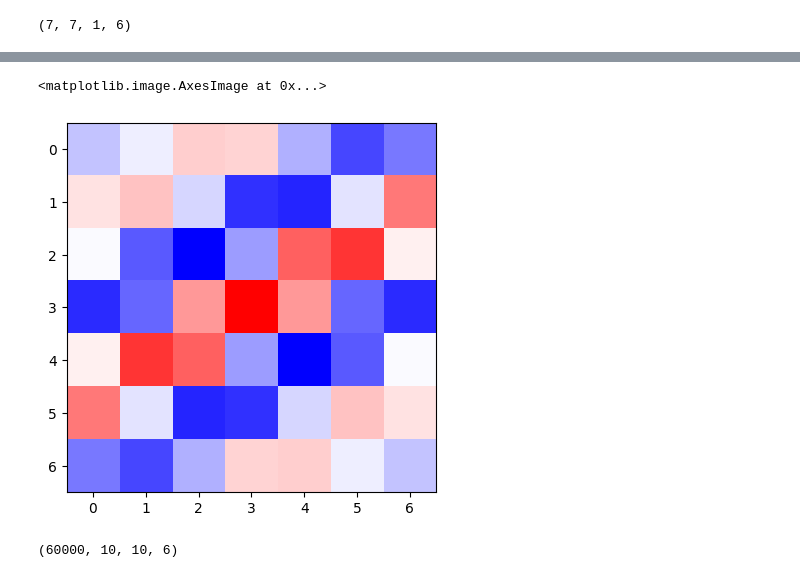
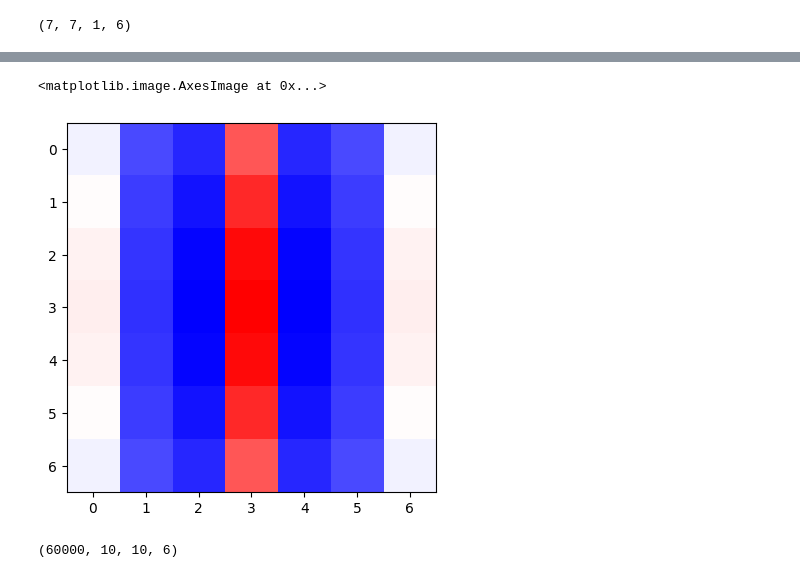
Before and after one commit to hhsherlock/Spiking_NN, a Jupyter notebook: datasets/generate_gabor_input.ipynb, the cells around one changed output, grey strips where cells are left out. Saved outputs shown, nothing was run; the diff lists cells and outputs as text; code cells hidden in the pictures.

Commit message:
adjusting gobar filters and fire sequences

```diff
--- a/datasets/generate_gabor_input.ipynb
+++ b/datasets/generate_gabor_input.ipynb
@@ -26 +26,31 @@ W0000 00:00:1748952999.620458 2464724 computation_placer.cc:177] computation pla
 To enable the following instructions: AVX2 FMA, in other operations, rebuild TensorFlow with the appropriate compiler flags.
+# %%
+def gabor(sigma, theta, Lambda, psi, gamma):
+    """Gabor feature extraction."""
+    sigma_x = sigma
+    sigma_y = float(sigma) / gamma
+
+    # Bounding box
+    nstds = 2  # Number of standard deviation sigma
+    xmax = max(
+        abs(nstds * sigma_x * np.cos(theta)), abs(nstds * sigma_y * np.sin(theta))
+    )
+    xmax = np.ceil(max(1, xmax))
+    ymax = max(
+        abs(nstds * sigma_x * np.sin(theta)), abs(nstds * sigma_y * np.cos(theta))
+    )
+    ymax = np.ceil(max(1, ymax))
+    xmin = -xmax
+    ymin = -ymax
+    (y, x) = np.meshgrid(np.arange(ymin, ymax + 1), np.arange(xmin, xmax + 1))
+
+    # Rotation
+    x_theta = x * np.cos(theta) + y * np.sin(theta)
+    y_theta = -x * np.sin(theta) + y * np.cos(theta)
+
+    gb = np.exp(
+        -0.5 * (x_theta**2 / sigma_x**2 + y_theta**2 / sigma_y**2)
+    ) * np.cos(2 * np.pi / Lambda * x_theta + psi)
+    return gb
+# %%
+gb = gabor(sigma=2.0, theta=0, Lambda=3.0, psi=0.5, gamma=1 )
@@ -68,8 +88,8 @@ array([[-0.02174419,  0.02249541,  0.09469345,  0.08707335, -0.04468757,
 # %%
-plt.imshow(filters[:,:,0,1], cmap='bwr')
+plt.imshow(filters[:,:,0,3], cmap='bwr')
 # %% [output]
 <matplotlib.image.AxesImage at 0x...>
-[figure, old version]
+[figure, new version]
 # %%
 (x_train, y_train), (x_test, y_test) = datasets.mnist.load_data()
 x_train = x_train.astype(np.float32) / 255.0
```
Also changed, not shown: parts of 3 cells of this notebook, 1 other file.
